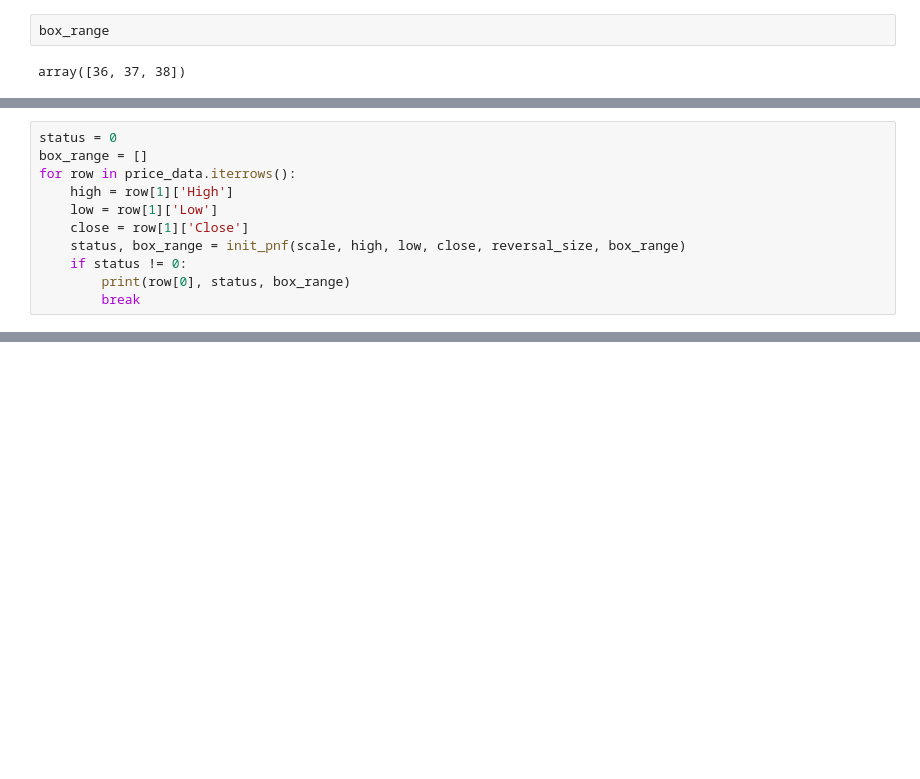
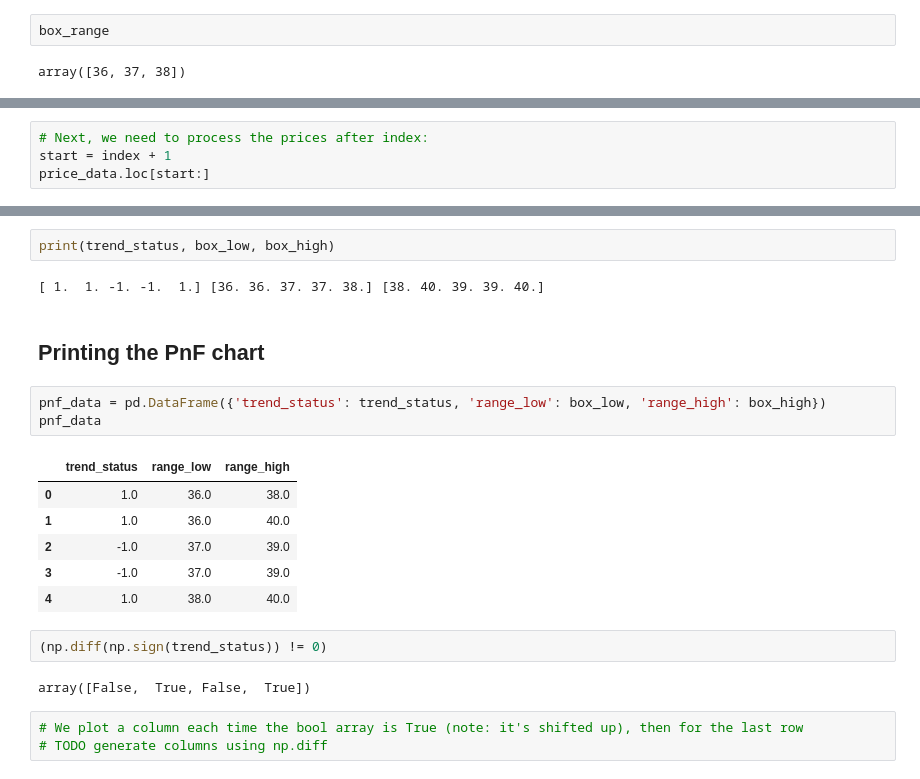
Before and after one commit to stebas101/XOXCharts, a Jupyter notebook: XOX.ipynb, the cells around one changed output, grey strips where cells are left out. Cells and saved outputs as stored; diff of their text form; blank space fills up the shorter version.

```diff
--- a/XOX.ipynb
+++ b/XOX.ipynb
@@ -260,11 +348,0 @@ True
-# %%
-status = 0
-box_range = []
-for row in price_data.iterrows():
-    high = row[1]['High']
-    low = row[1]['Low']
-    close = row[1]['Close']
-    status, box_range = init_pnf(scale, high, low, close, reversal_size, box_range)
-    if status != 0:
-        print(row[0], status, box_range)
-        break
@@ -308,0 +354,4 @@ print(chart_grid(scale, 25))
+# %%
+# Next, we need to process the prices after index:
+start = index + 1
+price_data.loc[start:]
@@ -308,0 +395,23 @@ print(chart_grid(scale, 25))
+# %%
+print(trend_status, box_low, box_high)
+# %% [output]
+[ 1.  1. -1. -1.  1.] [36. 36. 37. 37. 38.] [38. 40. 39. 39. 40.]
+# %% [markdown]
+## Printing the PnF chart
+# %%
+pnf_data = pd.DataFrame({'trend_status': trend_status, 'range_low': box_low, 'range_high': box_high})
+pnf_data
+# %% [output]
+|  | trend_status | range_low | range_high |
+| 0 | 1.0 | 36.0 | 38.0 |
+| 1 | 1.0 | 36.0 | 40.0 |
+| 2 | -1.0 | 37.0 | 39.0 |
+| 3 | -1.0 | 37.0 | 39.0 |
+| 4 | 1.0 | 38.0 | 40.0 |
+# %%
+(np.diff(np.sign(trend_status)) != 0)
+# %% [output]
+array([False,  True, False,  True])
+# %%
+# We plot a column each time the bool array is True (note: it's shifted up), then for the last row
+# TODO generate columns using np.diff
```
Also changed, not shown: parts of 38 cells of this notebook.
